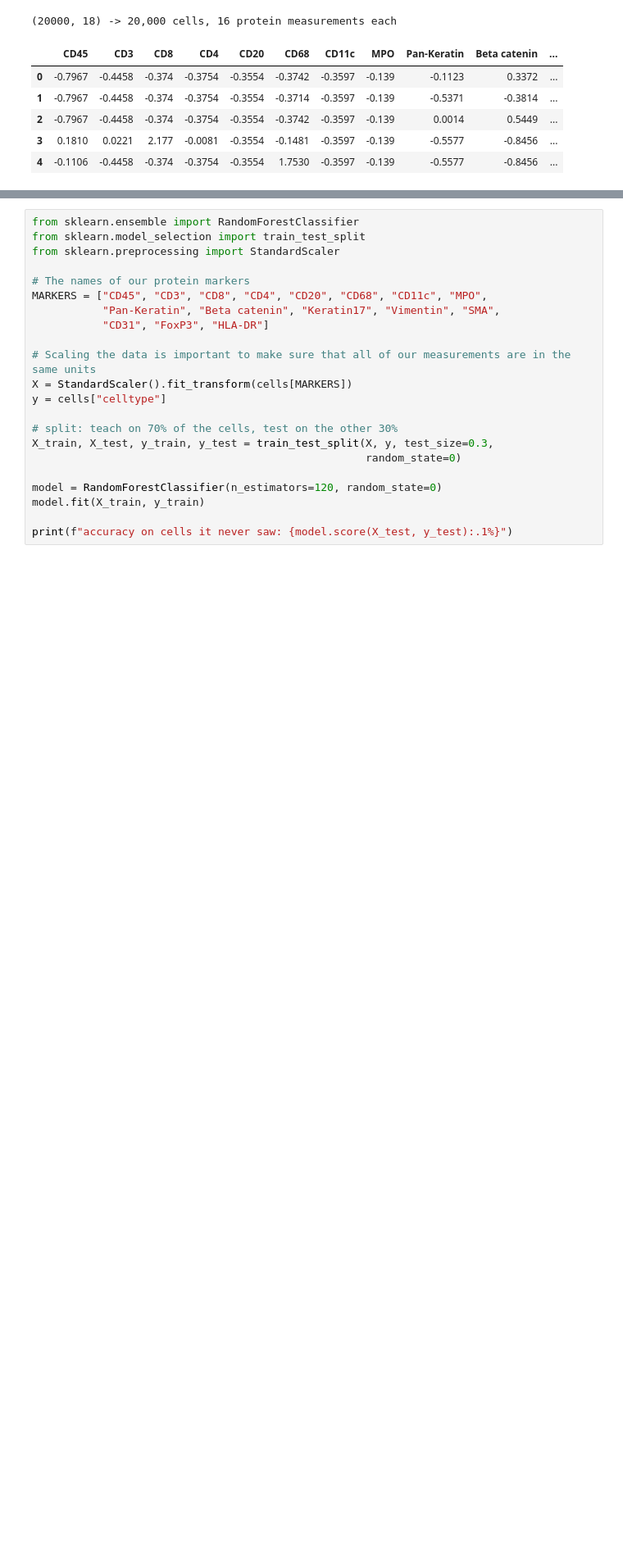
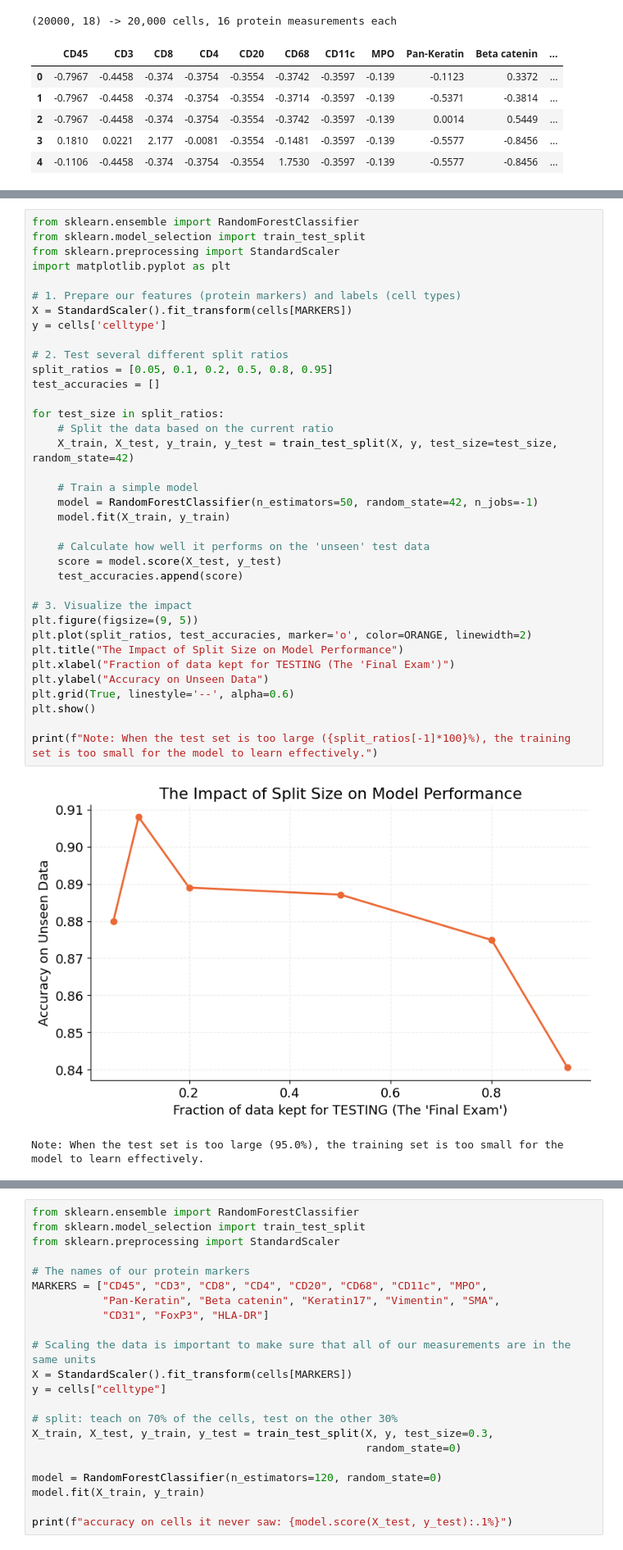
Before and after one commit to ZuckermanLab/CodingClass2026, a Jupyter notebook: Part_4_example_1_ml.ipynb, the cells around one changed output, grey strips where cells are left out. Shown at 82% size. Cells and saved outputs as stored; diff of their text form; blank space fills up the shorter version.

Commit message:
adding more train-test explanation

```diff
--- a/Part_4_example_1_ml.ipynb
+++ b/Part_4_example_1_ml.ipynb
@@ -76,0 +86,39 @@ Each **row** is one cell and each **column** is how much of one protein that cel
+# %%
+from sklearn.ensemble import RandomForestClassifier
+from sklearn.model_selection import train_test_split
+from sklearn.preprocessing import StandardScaler
+import matplotlib.pyplot as plt
+
+# 1. Prepare our features (protein markers) and labels (cell types)
+X = StandardScaler().fit_transform(cells[MARKERS])
+y = cells['celltype']
+
+# 2. Test several different split ratios
+split_ratios = [0.05, 0.1, 0.2, 0.5, 0.8, 0.95]
+test_accuracies = []
+
+for test_size in split_ratios:
+    # Split the data based on the current ratio
+    X_train, X_test, y_train, y_test = train_test_split(X, y, test_size=test_size, random_state=42)
+
+    # Train a simple model
+    model = RandomForestClassifier(n_estimators=50, random_state=42, n_jobs=-1)
+    model.fit(X_train, y_train)
+
+    # Calculate how well it performs on the 'unseen' test data
+    score = model.score(X_test, y_test)
+    test_accuracies.append(score)
+
+# 3. Visualize the impact
+plt.figure(figsize=(9, 5))
+plt.plot(split_ratios, test_accuracies, marker='o', color=ORANGE, linewidth=2)
+plt.title("The Impact of Split Size on Model Performance")
+plt.xlabel("Fraction of data kept for TESTING (The 'Final Exam')")
+plt.ylabel("Accuracy on Unseen Data")
+plt.grid(True, linestyle='--', alpha=0.6)
+plt.show()
+
+print(f"Note: When the test set is too large ({split_ratios[-1]*100}%), the training set is too small for the model to learn effectively.")
+# %% [output]
+[figure, added]
+Note: When the test set is too large (95.0%), the training set is too small for the model to learn effectively.
```
Also changed, not shown: parts of 5 cells of this notebook.
